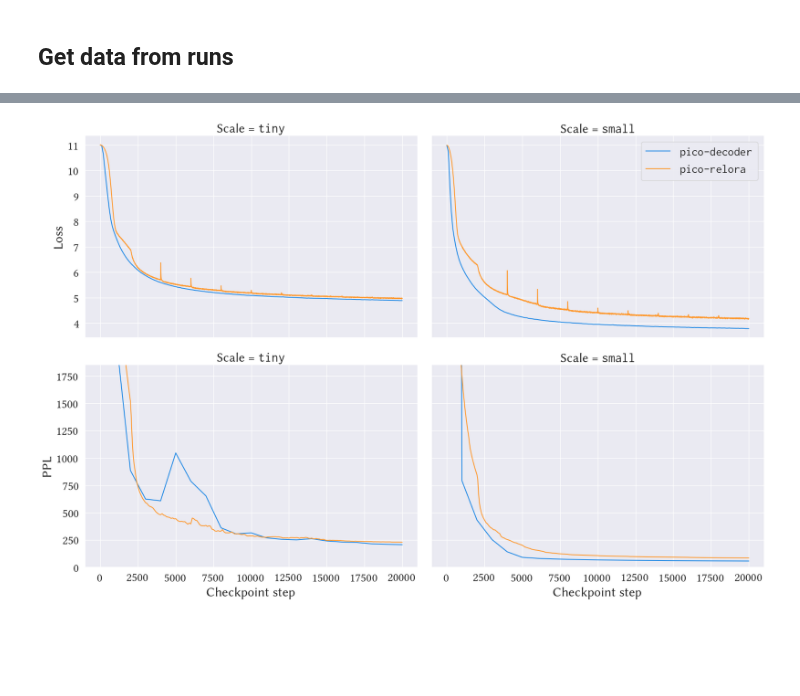
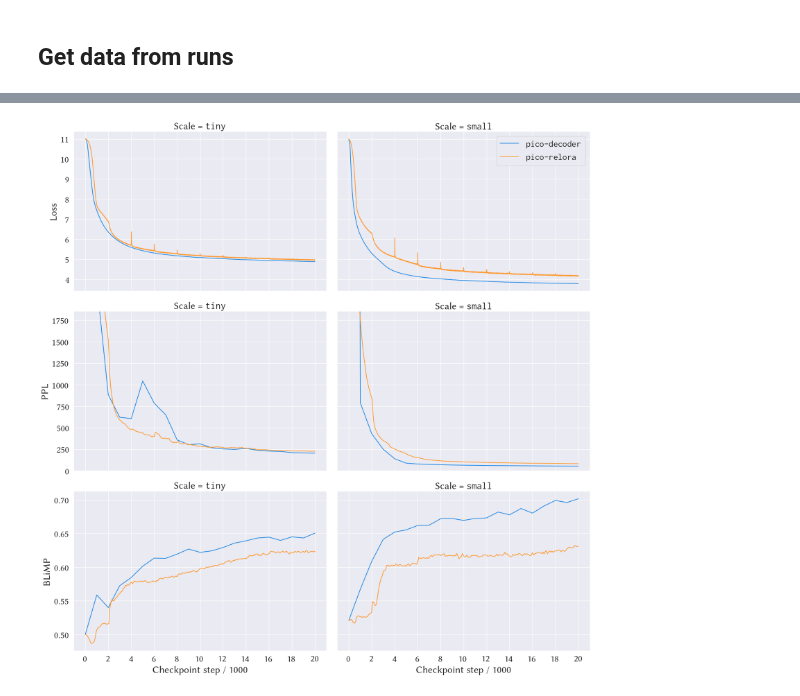
Before and after one commit to Yu-val-weiss/relora-pico, a Jupyter notebook: notebooks/training-plots.ipynb, the cells around one changed output, grey strips where cells are left out. Drawn from its saved outputs; the diff is of its cells as text; code cells hidden in the pictures; blank space fills up the shorter version.

```diff
--- a/notebooks/training-plots.ipynb
+++ b/notebooks/training-plots.ipynb
@@ -54,6 +83,8 @@ run_data = pd.concat(dfs, ignore_index=True)
 # %%
 # filter run data
-f_run_data = run_data[run_data["eval/paloma"].notna() | run_data["train/loss"].notna()]
+f_run_data = run_data[
+    run_data["eval/paloma"].notna() | run_data["train/loss"].notna() | run_data["eval/blimp"].notna()
+]
 
 loss_data = (
     f_run_data[["trainer/global_step", "train/loss", "Model", "Scale"]]
@@ -69,7 +100,16 @@ ppl_data = (
 )
 ppl_data["Metric"] = "PPL"
 
+blimp_data = (
+    f_run_data[["trainer/global_step", "eval/blimp", "Model", "Scale"]]
+    .dropna()
+    .rename(columns={"eval/blimp": "Value"})
+)
+blimp_data["Metric"] = "BLiMP"
+
+print(blimp_data)
+
 # Concatenate the dataframes
-combined_data = pd.concat([loss_data, ppl_data], ignore_index=True)
+combined_data = pd.concat([loss_data, ppl_data, blimp_data], ignore_index=True)
 combined_data = combined_data[combined_data["trainer/global_step"] <= 20_000]
 # combined_data = combined_data[combined_data["trainer/global_step"] % 1_000 == 0]
@@ -85,41 +156,44 @@ font_scale = 1.9
 sns.set_theme(font_scale=font_scale, rc={"axes.grid": "True", "axes.grid.which": "both"})
 
 g = sns.FacetGrid(
-    data=combined_data,
+    data=combined_data.drop_duplicates(),
     col="Scale",
     row="Metric",
     height=6,
     aspect=1.5,
     sharey="row",
     sharex=True,
     margin_titles=False,
 )
 
 g.map_dataframe(sns.lineplot, x="trainer/global_step", y="Value", hue="Model", palette=palette)
 
 
 for i, ax_row in enumerate(g.axes):
     for ax in ax_row:
         if i == 0:  # First row (Loss)
             ax.set_ylabel("Loss")
-        else:  # Second row (PPL)
+        elif i == 1:  # Second row (PPL)
             ax.set_ylabel("PPL")
+        else:
+            ax.set_ylabel("BLiMP")
 
         if "tiny" in ax.get_title().lower():
             ax.set_title(r"Scale = \texttt{tiny}")
         elif "small" in ax.get_title().lower():
             ax.set_title(r"Scale = \texttt{small}")
 
 for axid, ax in enumerate(g.axes.flat):
-    if axid > 1:
+    ax.set_xticks(range(0, 20_001, 2_000), labels=None if axid <= 3 else range(0, 21, 2))
+    if axid in (2, 3):
         ax.set_ylim(0, 1850)
     elif axid == 1:
         ax.legend(bbox_to_anchor=(1, 1), loc="upper right")
 
 
-g.set_axis_labels("Checkpoint step")
+g.set_axis_labels("Checkpoint step / 1000")
 
 plt.savefig("../graphs/training-per-step.pdf", bbox_inches="tight")
 plt.show()
 # %% [output]
-[figure, old version]
+[figure, new version]
```
Also changed, not shown: parts of 5 cells of this notebook, 10 other files.
